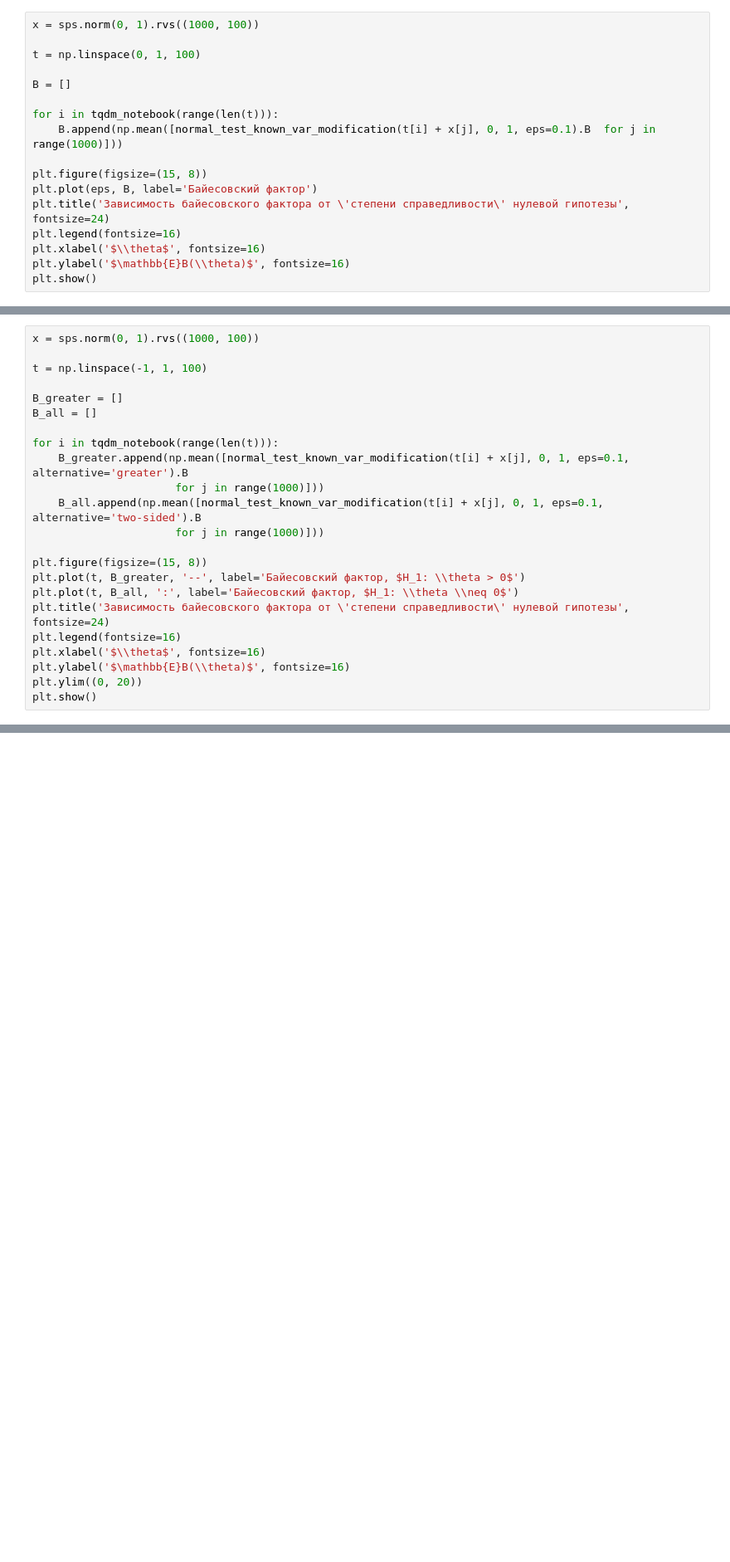
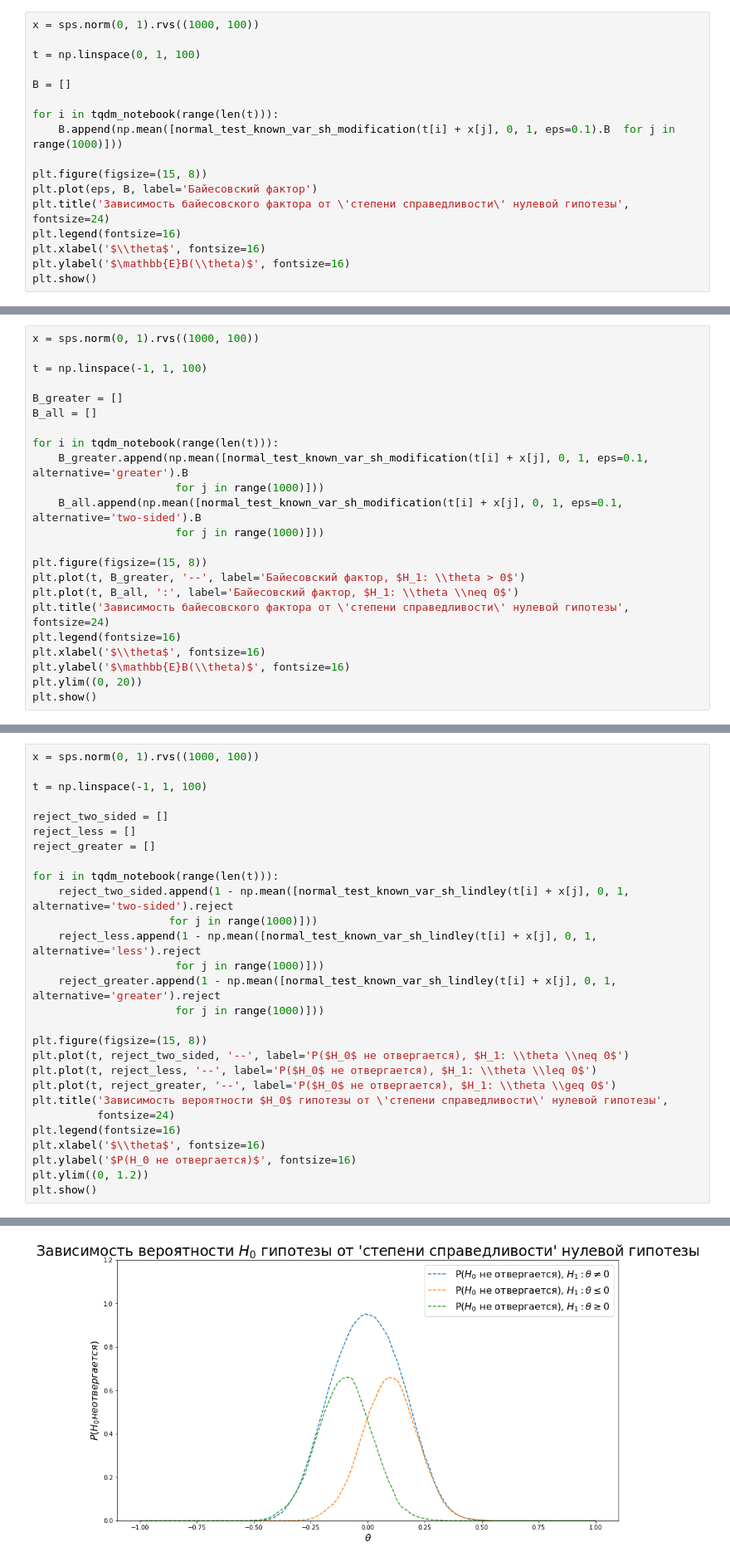
Before and after one commit to Valentin-Buchnev/bayes-project-2019, a Jupyter notebook: Buchnev/hypotheses_testing.ipynb, the cells around one changed output, grey strips where cells are left out. Shown at 83% size. Drawn from its saved outputs; the diff is of its cells as text; blank space fills up the shorter version.

```diff
--- a/Buchnev/hypotheses_testing.ipynb
+++ b/Buchnev/hypotheses_testing.ipynb
@@ -163,7 +302,7 @@ t = np.linspace(0, 1, 100)
 B = []
 
 for i in tqdm_notebook(range(len(t))):
-    B.append(np.mean([normal_test_known_var_modification(t[i] + x[j], 0, 1, eps=0.1).B  for j in range(1000)]))
+    B.append(np.mean([normal_test_known_var_sh_modification(t[i] + x[j], 0, 1, eps=0.1).B  for j in range(1000)]))
 
 plt.figure(figsize=(15, 8))
 plt.plot(eps, B, label='Байесовский фактор')
@@ -191,9 +330,9 @@ B_greater = []
 B_all = []
 
 for i in tqdm_notebook(range(len(t))):
-    B_greater.append(np.mean([normal_test_known_var_modification(t[i] + x[j], 0, 1, eps=0.1, alternative='greater').B
+    B_greater.append(np.mean([normal_test_known_var_sh_modification(t[i] + x[j], 0, 1, eps=0.1, alternative='greater').B
                       for j in range(1000)]))
-    B_all.append(np.mean([normal_test_known_var_modification(t[i] + x[j], 0, 1, eps=0.1, alternative='two-sided').B
+    B_all.append(np.mean([normal_test_known_var_sh_modification(t[i] + x[j], 0, 1, eps=0.1, alternative='two-sided').B
                       for j in range(1000)]))
 
 plt.figure(figsize=(15, 8))
@@ -212,0 +438,29 @@ plt.show()
+# %%
+x = sps.norm(0, 1).rvs((1000, 100))
+
+t = np.linspace(-1, 1, 100)
+
+reject_two_sided = []
+reject_less = []
+reject_greater = []
+
+for i in tqdm_notebook(range(len(t))):
+    reject_two_sided.append(1 - np.mean([normal_test_known_var_sh_lindley(t[i] + x[j], 0, 1, alternative='two-sided').reject
+                     for j in range(1000)]))
+    reject_less.append(1 - np.mean([normal_test_known_var_sh_lindley(t[i] + x[j], 0, 1, alternative='less').reject
+                      for j in range(1000)]))
+    reject_greater.append(1 - np.mean([normal_test_known_var_sh_lindley(t[i] + x[j], 0, 1, alternative='greater').reject
+                      for j in range(1000)]))
+
+plt.figure(figsize=(15, 8))
+plt.plot(t, reject_two_sided, '--', label='P($H_0$ не отвергается), $H_1: \\theta \\neq 0$')
+plt.plot(t, reject_less, '--', label='P($H_0$ не отвергается), $H_1: \\theta \\leq 0$')
+plt.plot(t, reject_greater, '--', label='P($H_0$ не отвергается), $H_1: \\theta \\geq 0$')
+plt.title('Зависимость вероятности $H_0$ гипотезы от \'степени справедливости\' нулевой гипотезы',
+          fontsize=24)
+plt.legend(fontsize=16)
+plt.xlabel('$\\theta$', fontsize=16)
+plt.ylabel('$P(H_0 не отвергается)$', fontsize=16)
+plt.ylim((0, 1.2))
+plt.show()
+# %% [output]
@@ -213 +468,2 @@ plt.show()
+[figure, added]
 # %% [markdown]
```
Also changed, not shown: parts of 39 cells of this notebook.
